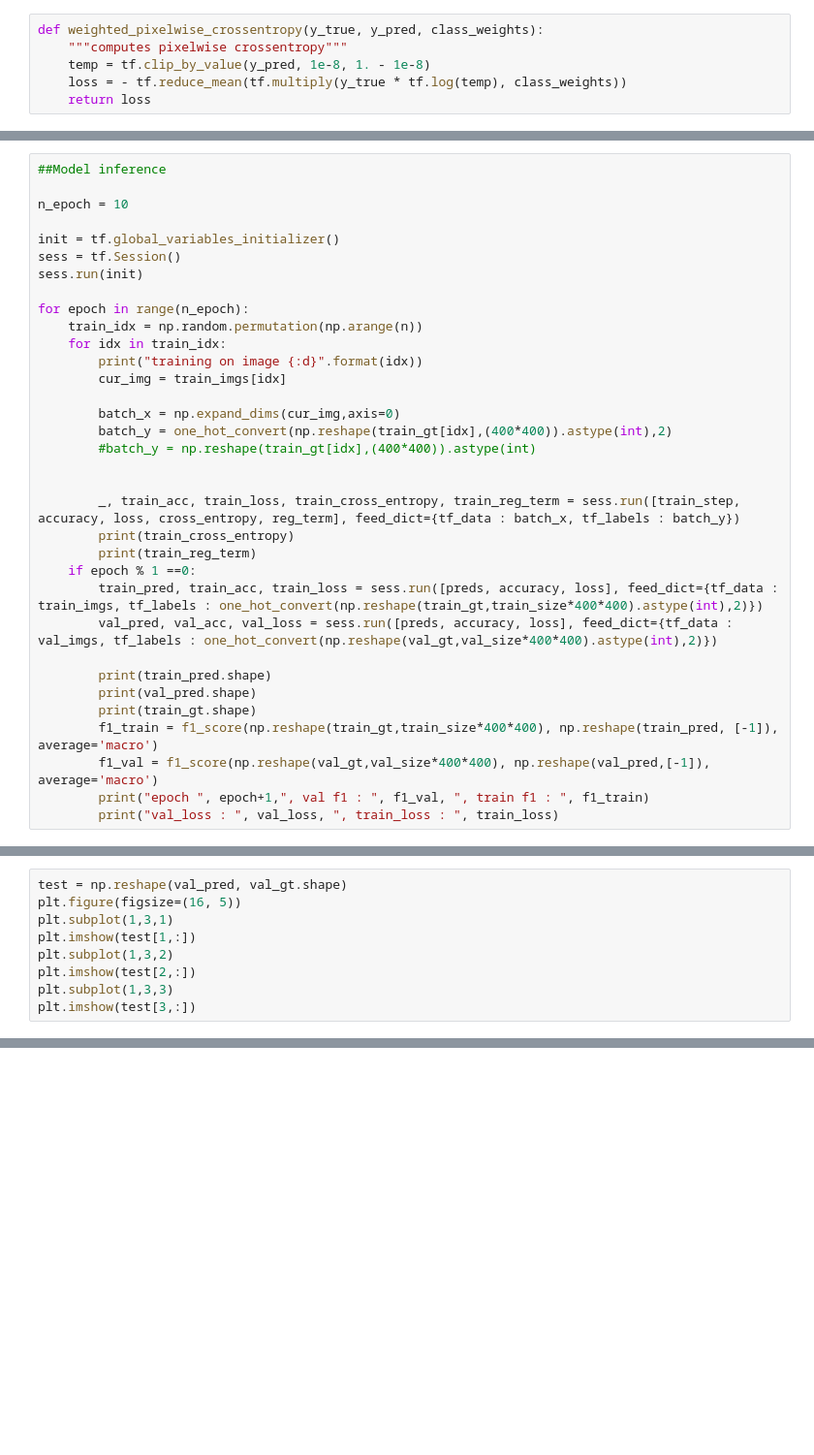
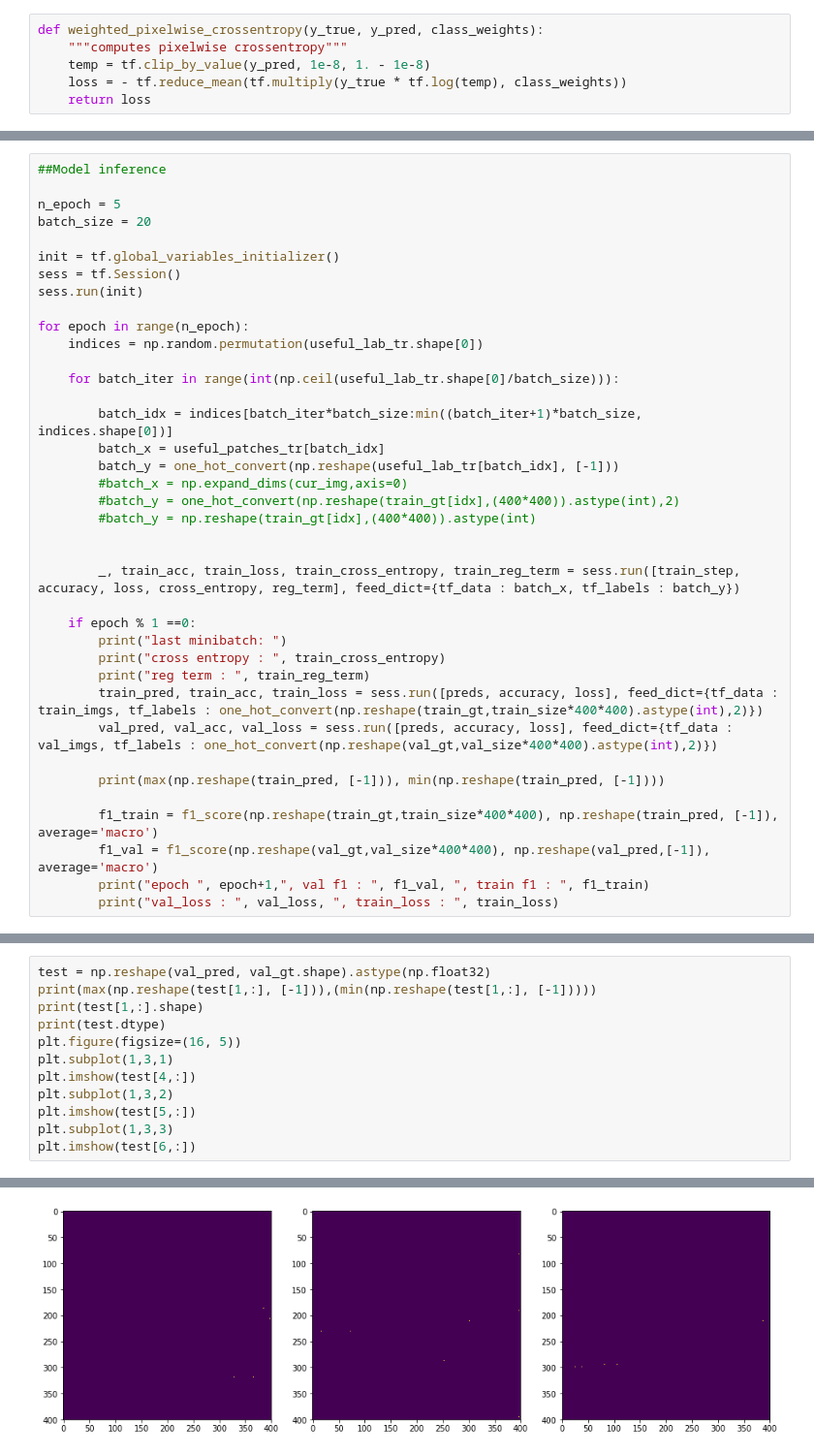
Before and after one commit to MLElec/ML_course, a Jupyter notebook: projects/project2/project_road_segmentation/FCN_from_scratch.ipynb, the cells around one changed output, grey strips where cells are left out. Shown at 97% size. Saved outputs shown, nothing was run; the diff lists cells and outputs as text; blank space fills up the shorter version.

```diff
--- a/projects/project2/project_road_segmentation/FCN_from_scratch.ipynb
+++ b/projects/project2/project_road_segmentation/FCN_from_scratch.ipynb
@@ -199,33 +289,37 @@ score size (?, 400, 400, 2)
 # %%
 ##Model inference
 
-n_epoch = 10
+n_epoch = 5
+batch_size = 20
 
 init = tf.global_variables_initializer()
 sess = tf.Session()
 sess.run(init)
 
 for epoch in range(n_epoch):
-    train_idx = np.random.permutation(np.arange(n))
-    for idx in train_idx:
-        print("training on image {:d}".format(idx))
-        cur_img = train_imgs[idx]
+    indices = np.random.permutation(useful_lab_tr.shape[0])
 
-        batch_x = np.expand_dims(cur_img,axis=0)
-        batch_y = one_hot_convert(np.reshape(train_gt[idx],(400*400)).astype(int),2)
+    for batch_iter in range(int(np.ceil(useful_lab_tr.shape[0]/batch_size))):
+
+        batch_idx = indices[batch_iter*batch_size:min((batch_iter+1)*batch_size, indices.shape[0])]
+        batch_x = useful_patches_tr[batch_idx]
+        batch_y = one_hot_convert(np.reshape(useful_lab_tr[batch_idx], [-1]))
+        #batch_x = np.expand_dims(cur_img,axis=0)
+        #batch_y = one_hot_convert(np.reshape(train_gt[idx],(400*400)).astype(int),2)
         #batch_y = np.reshape(train_gt[idx],(400*400)).astype(int)
 
 
         _, train_acc, train_loss, train_cross_entropy, train_reg_term = sess.run([train_step, accuracy, loss, cross_entropy, reg_term], feed_dict={tf_data : batch_x, tf_labels : batch_y})
-        print(train_cross_entropy)
-        print(train_reg_term)
+
     if epoch % 1 ==0:
+        print("last minibatch: ")
+        print("cross entropy : ", train_cross_entropy)
+        print("reg term : ", train_reg_term)
         train_pred, train_acc, train_loss = sess.run([preds, accuracy, loss], feed_dict={tf_data : train_imgs, tf_labels : one_hot_convert(np.reshape(train_gt,train_size*400*400).astype(int),2)})
         val_pred, val_acc, val_loss = sess.run([preds, accuracy, loss], feed_dict={tf_data : val_imgs, tf_labels : one_hot_convert(np.reshape(val_gt,val_size*400*400).astype(int),2)})
 
-        print(train_pred.shape)
-        print(val_pred.shape)
-        print(train_gt.shape)
+        print(max(np.reshape(train_pred, [-1])), min(np.reshape(train_pred, [-1])))
+
         f1_train = f1_score(np.reshape(train_gt,train_size*400*400), np.reshape(train_pred, [-1]), average='macro')
         f1_val = f1_score(np.reshape(val_gt,val_size*400*400), np.reshape(val_pred,[-1]), average='macro')
         print("epoch ", epoch+1,", val f1 : ", f1_val, ", train f1 : ", f1_train)
@@ -259,9 +362,13 @@ plt.imshow(val_gt[3,:])
 # %%
-test = np.reshape(val_pred, val_gt.shape)
+test = np.reshape(val_pred, val_gt.shape).astype(np.float32)
+print(max(np.reshape(test[1,:], [-1])),(min(np.reshape(test[1,:], [-1]))))
+print(test[1,:].shape)
+print(test.dtype)
 plt.figure(figsize=(16, 5))
 plt.subplot(1,3,1)
-plt.imshow(test[1,:])
+plt.imshow(test[4,:])
 plt.subplot(1,3,2)
-plt.imshow(test[2,:])
+plt.imshow(test[5,:])
 plt.subplot(1,3,3)
-plt.imshow(test[3,:])
+plt.imshow(test[6,:])
+# %% [output]
@@ -268,3 +379,4 @@ plt.imshow(test[3,:])
+[figure, added]
 # %%
 conv_1, pool_1, conv_2, pool_2, deconv_1, deconv_2, score= sess.run([conv1, pool1, conv2, pool2, deconv1, deconv2, score_layer], feed_dict={tf_data : np.expand_dims(train_imgs[1], axis=0), tf_labels : one_hot_convert(np.reshape(train_gt[1],400*400).astype(int),2)})
 
```
Also changed, not shown: parts of 8 cells of this notebook.
